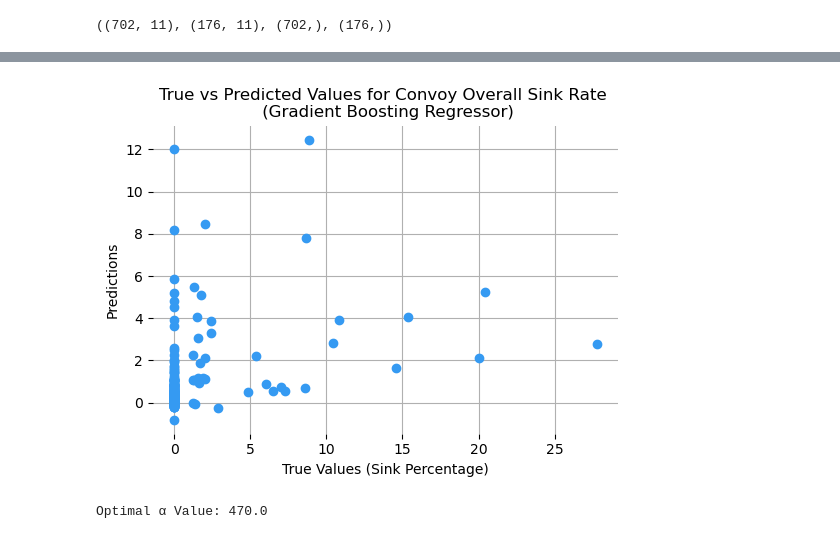
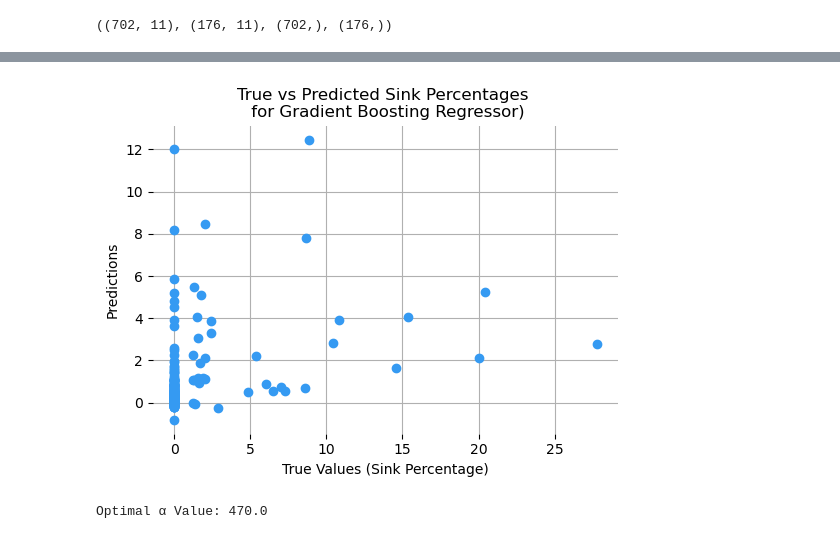
Before and after one commit to MAP9900/Convoy-Predictor-Project, a Jupyter notebook: notebooks/exploration/Regression_Test_2.ipynb, the cells around one changed output, grey strips where cells are left out. Saved outputs shown, nothing was run; the diff lists cells and outputs as text; code cells hidden in the pictures.

```diff
--- a/notebooks/exploration/Regression_Test_2.ipynb
+++ b/notebooks/exploration/Regression_Test_2.ipynb
@@ -24,7 +27,7 @@ Prevoius efforts to build a model to predict ship sink percentages have proved u
 # %%
 #Complied data of convoys
 #Routes examined are HX, SC, OB, ON, ONS
-df = pd.read_csv('Complete_Convoy_Data.csv')
+df = pd.read_csv('/Users/matthewplambeck/Desktop/Convoy Predictor/data/processed/Complete_Convoy_Data.csv')
 df = df.drop(columns=['Unnamed: 0'])
 df.shape
 df.head(3)
@@ -229,16 +230,16 @@ K-Fold Gradient Boosting Test Score (Mean R²): -0.2242567375852599
 # %%
 #Examining True vs Predicted Sink Rates for the Gradient Boosting Regressor model
 plt.figure(figsize=(6,4))
 plt.scatter(ytest, ypredict, color='#359af2', zorder=3)
 plt.xlabel('True Values (Sink Percentage)')
 plt.ylabel('Predictions')
-plt.title('True vs Predicted Values for Convoy Overall Sink Rate \n (Gradient Boosting Regressor)')
+plt.title('True vs Predicted Sink Percentages \n for Gradient Boosting Regressor)')
 for spine in plt.gca().spines.values():
     spine.set_visible(False)
 plt.grid()
-plt.savefig('G_B_R_T_P.png')
+plt.savefig('/Users/matthewplambeck/Desktop/Convoy Predictor/Plots/GB_TP.png')
 # %% [output]
-[figure, old version]
+[figure, new version]
 # %%
 #Find Optimal Alpha Value For Ridge Regression
 a_range = np.linspace(0,600,301)
```
Also changed, not shown: parts of 11 cells of this notebook, 5 other files.
